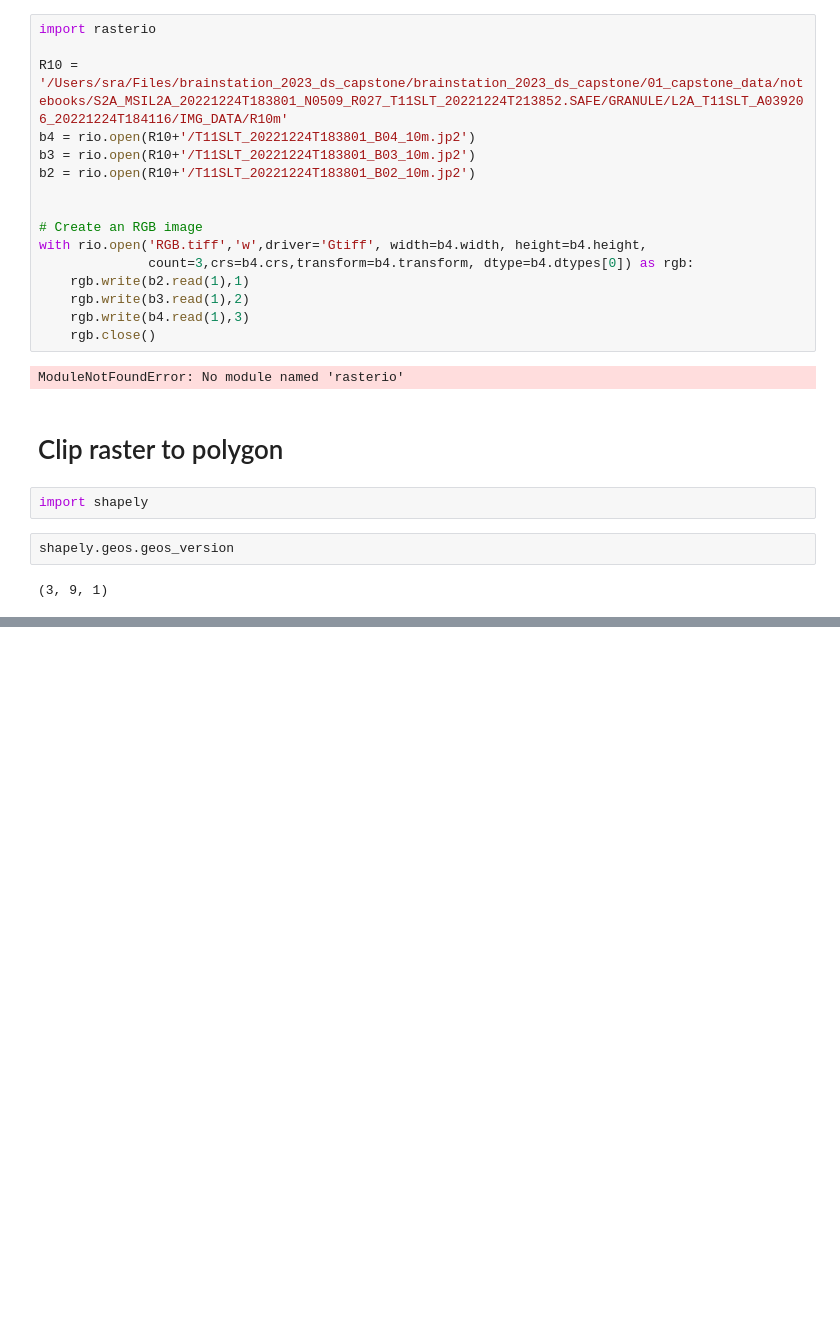
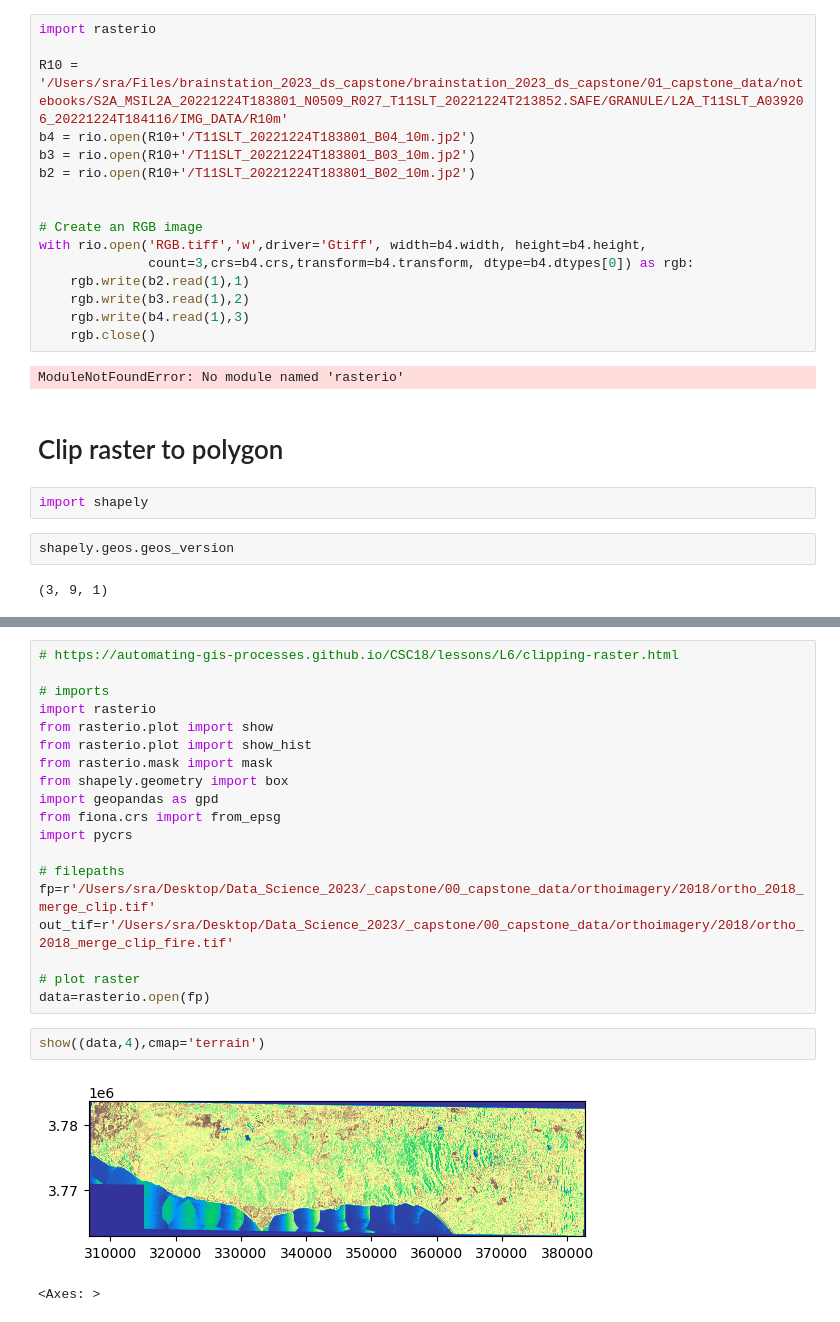
Before and after one commit to sralter/classifire, a Jupyter notebook: 01_capstone_notebooks/alter_samuel_capstone_satimagery.ipynb, the cells around one changed output, grey strips where cells are left out. Drawn from its saved outputs; the diff is of its cells as text; blank space fills up the shorter version.

```diff
--- a/01_capstone_notebooks/alter_samuel_capstone_satimagery.ipynb
+++ b/01_capstone_notebooks/alter_samuel_capstone_satimagery.ipynb
@@ -176,0 +205,24 @@ fn_poly = r"path/to/polygon.gpkg"
+# %%
+# https://automating-gis-processes.github.io/CSC18/lessons/L6/clipping-raster.html
+
+# imports
+import rasterio
+from rasterio.plot import show
+from rasterio.plot import show_hist
+from rasterio.mask import mask
+from shapely.geometry import box
+import geopandas as gpd
+from fiona.crs import from_epsg
+import pycrs
+
+# filepaths
+fp=r'/Users/sra/Desktop/Data_Science_2023/_capstone/00_capstone_data/orthoimagery/2018/ortho_2018_merge_clip.tif'
+out_tif=r'/Users/sra/Desktop/Data_Science_2023/_capstone/00_capstone_data/orthoimagery/2018/ortho_2018_merge_clip_fire.tif'
+
+# plot raster
+data=rasterio.open(fp)
+# %%
+show((data,4),cmap='terrain')
+# %% [output]
+[figure, added]
+<Axes: >
```
Also changed, not shown: parts of 10 cells of this notebook, 5 other files.
